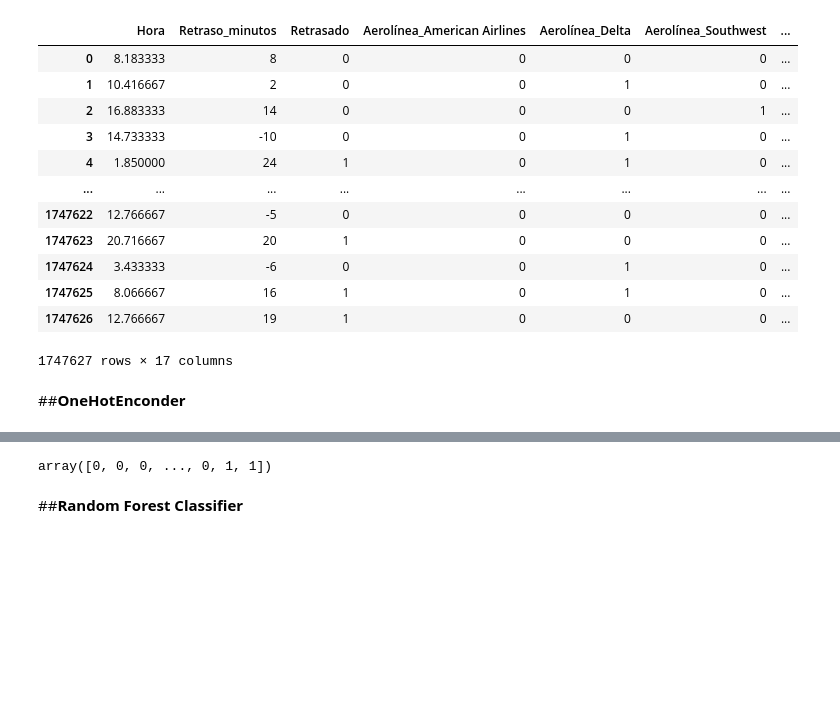
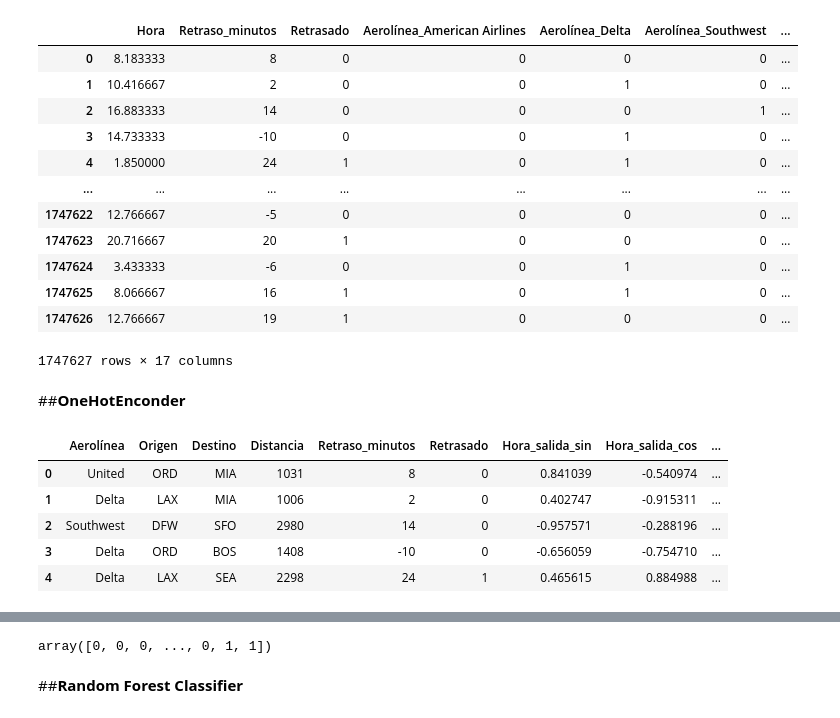
Before and after one commit to Ivan8Garcia/Proyecto_NoCountry, a Jupyter notebook: Vuelos.ipynb, the cells around one changed output, grey strips where cells are left out. Cells and saved outputs as stored; diff of their text form; code cells hidden in the pictures; blank space fills up the shorter version.

```diff
--- a/Vuelos.ipynb
+++ b/Vuelos.ipynb
@@ -324,0 +348,20 @@ memory usage: 226.7 MB
+# %%
+def cyclical_encode_hour(datos, col_name):
+    datos[col_name + "_sin"] = np.sin(2 * np.pi * datos[col_name] / 24)
+    datos[col_name + "_cos"] = np.cos(2 * np.pi * datos[col_name] / 24)
+    return datos
+
+datos = cyclical_encode_hour(datos, "Hora_salida")
+datos = cyclical_encode_hour(datos, "Hora_llegada")
+
+# Eliminamos columnas originales de hora
+datos = datos.drop(columns=["Hora_salida", "Hora_llegada"])
+# %%
+datos.head()
+# %% [output]
+|  | Aerolínea | Origen | Destino | Distancia | Retraso_minutos | Retrasado | Hora_salida_sin | Hora_salida_cos | ... |
+| 0 | United | ORD | MIA | 1031 | 8 | 0 | 0.841039 | -0.540974 | ... |
+| 1 | Delta | LAX | MIA | 1006 | 2 | 0 | 0.402747 | -0.915311 | ... |
+| 2 | Southwest | DFW | SFO | 2980 | 14 | 0 | -0.957571 | -0.288196 | ... |
+| 3 | Delta | ORD | BOS | 1408 | -10 | 0 | -0.656059 | -0.754710 | ... |
+| 4 | Delta | LAX | SEA | 2298 | 24 | 1 | 0.465615 | 0.884988 | ... |
```
Also changed, not shown: parts of 9 cells of this notebook.
